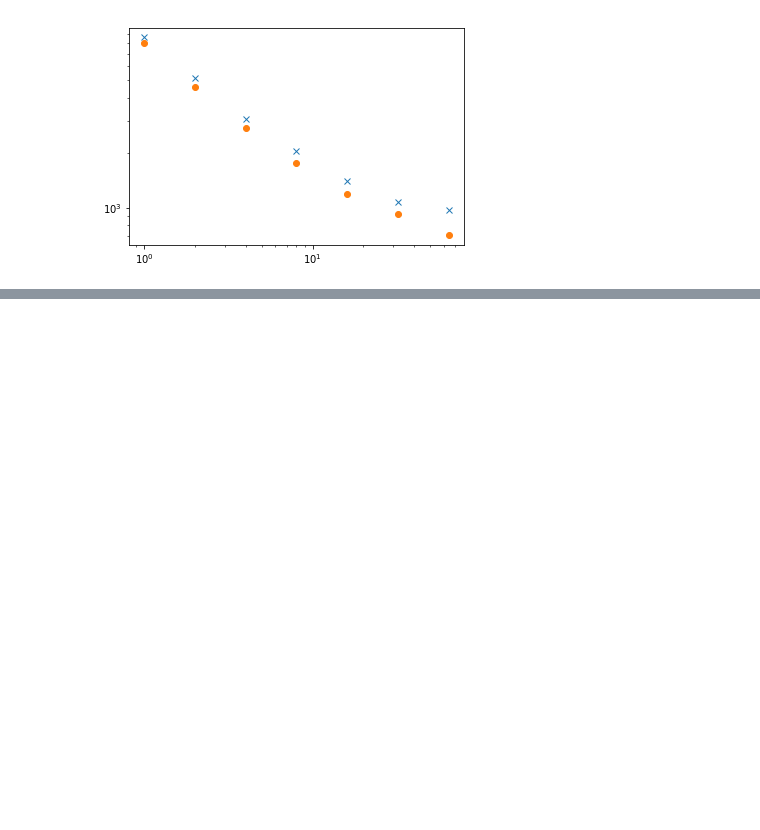
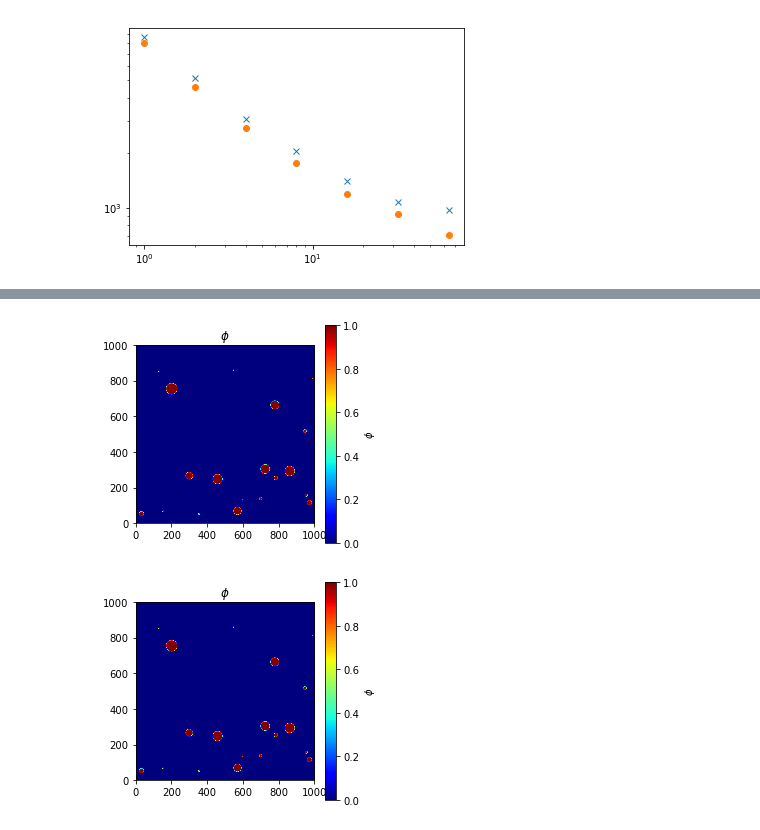
Before and after one commit to guyer/phasefieldbenchmark-8, a Jupyter notebook: analysis.ipynb, the cells around one changed output, grey strips where cells are left out. Cells and saved outputs as stored; diff of their text form; code cells hidden in the pictures; blank space fills up the shorter version.

```diff
--- a/analysis.ipynb
+++ b/analysis.ipynb
@@ -399,0 +444,7 @@ plt.loglog(scaling2['nproc'], scaling2['duration'], linestyle="", marker="o")
+# %%
+phi_4, = fp.tools.dump.read("Data/7d2f69a2507a/t=80.0.tar.gz")
+vw = fp.Viewer(vars=phi_4)
+vw.plot()
+# %% [output]
+[figure, added]
+[figure, added]
```
Also changed, not shown: parts of 9 cells of this notebook.
